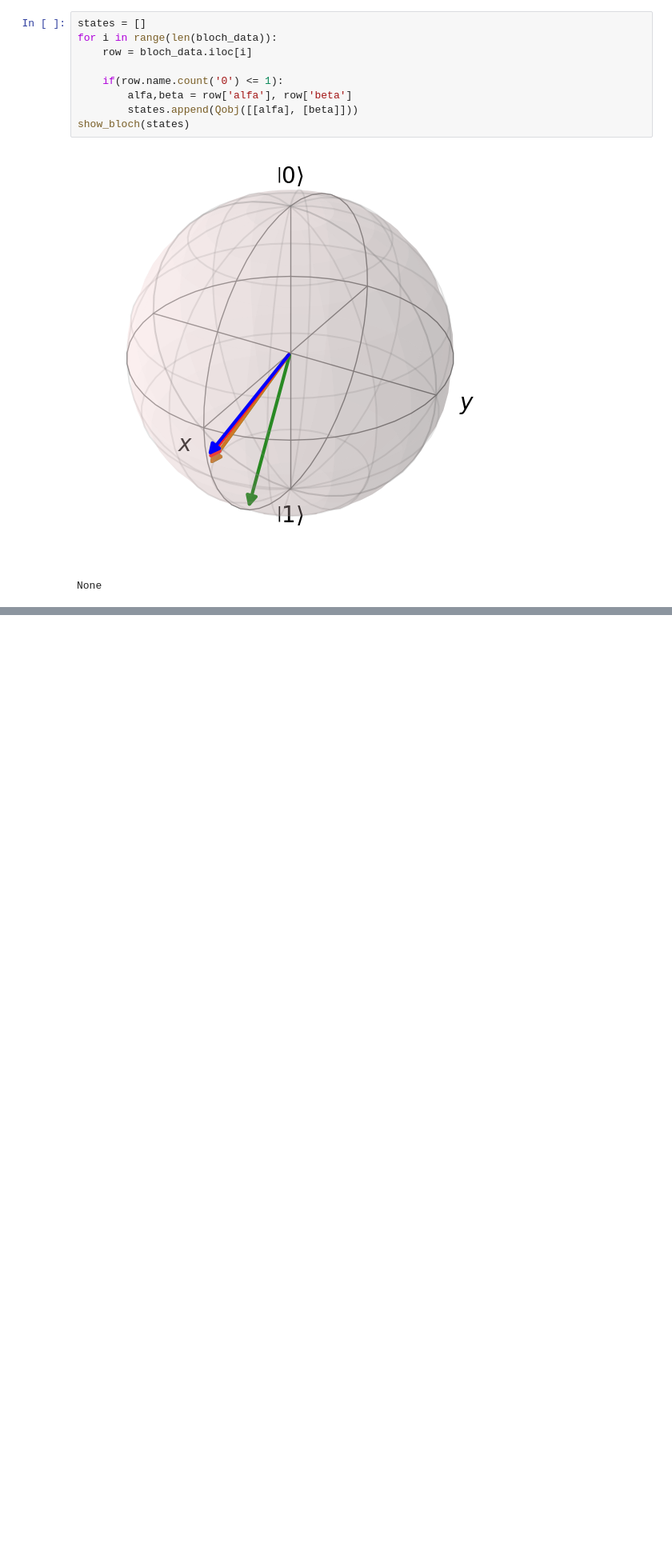
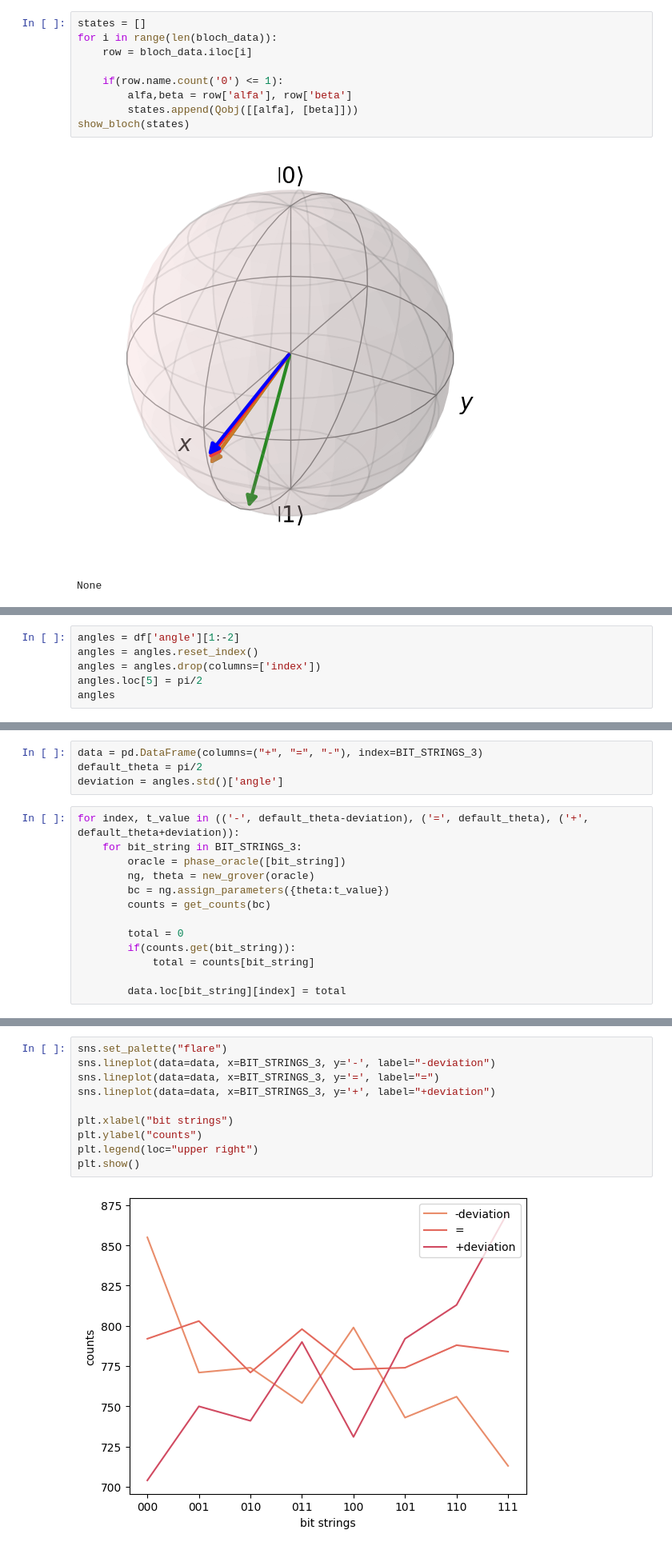
Before and after one commit to Dpbm/scientific-research-1-quantum-oracles, a Jupyter notebook: code/grover-tests.ipynb, the cells around one changed output, grey strips where cells are left out. Shown at 80% size. Saved outputs shown, nothing was run; the diff lists cells and outputs as text; blank space fills up the shorter version.

```diff
--- a/code/grover-tests.ipynb
+++ b/code/grover-tests.ipynb
@@ -382,0 +501,6 @@ None
+# %%
+angles = df['angle'][1:-2]
+angles = angles.reset_index()
+angles = angles.drop(columns=['index'])
+angles.loc[5] = pi/2
+angles
@@ -382,0 +520,17 @@ None
+# %%
+data = pd.DataFrame(columns=("+", "=", "-"), index=BIT_STRINGS_3)
+default_theta = pi/2
+deviation = angles.std()['angle']
+# %%
+for index, t_value in (('-', default_theta-deviation), ('=', default_theta), ('+', default_theta+deviation)):
+    for bit_string in BIT_STRINGS_3:
+        oracle = phase_oracle([bit_string])
+        ng, theta = new_grover(oracle)
+        bc = ng.assign_parameters({theta:t_value})
+        counts = get_counts(bc)
+
+        total = 0
+        if(counts.get(bit_string)):
+            total = counts[bit_string]
+
+        data.loc[bit_string][index] = total
@@ -382,0 +564,12 @@ None
+# %%
+sns.set_palette("flare")
+sns.lineplot(data=data, x=BIT_STRINGS_3, y='-', label="-deviation")
+sns.lineplot(data=data, x=BIT_STRINGS_3, y='=', label="=")
+sns.lineplot(data=data, x=BIT_STRINGS_3, y='+', label="+deviation")
+
+plt.xlabel("bit strings")
+plt.ylabel("counts")
+plt.legend(loc="upper right")
+plt.show()
+# %% [output]
+[figure, added]
```
Also changed, not shown: parts of 15 cells of this notebook.
